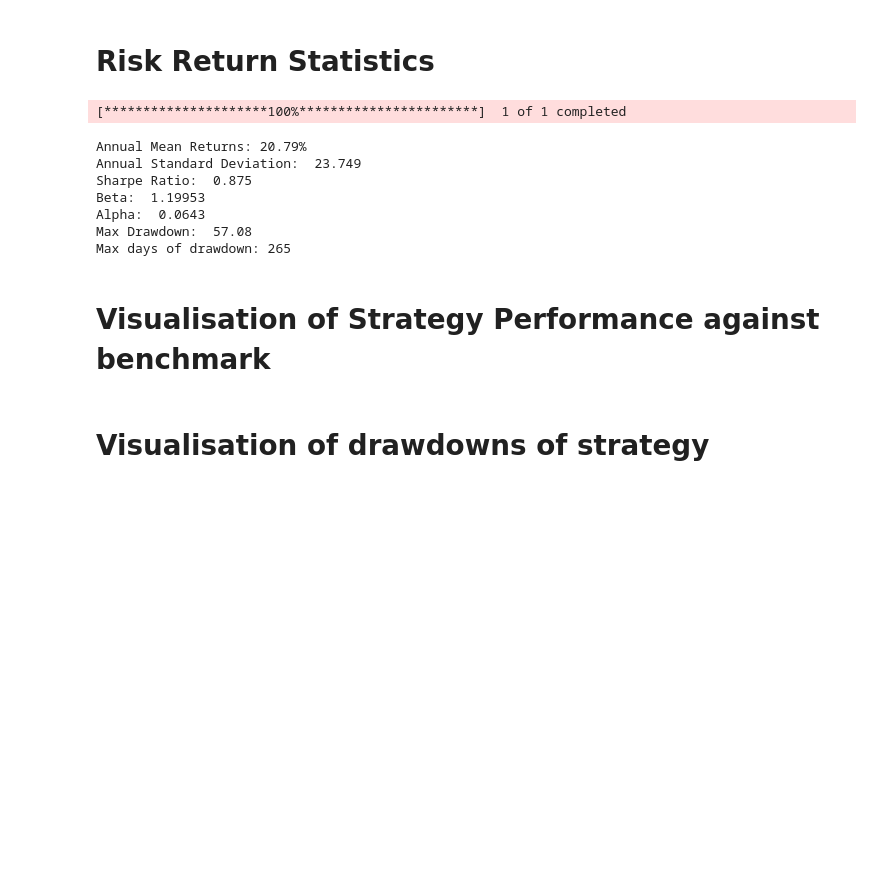
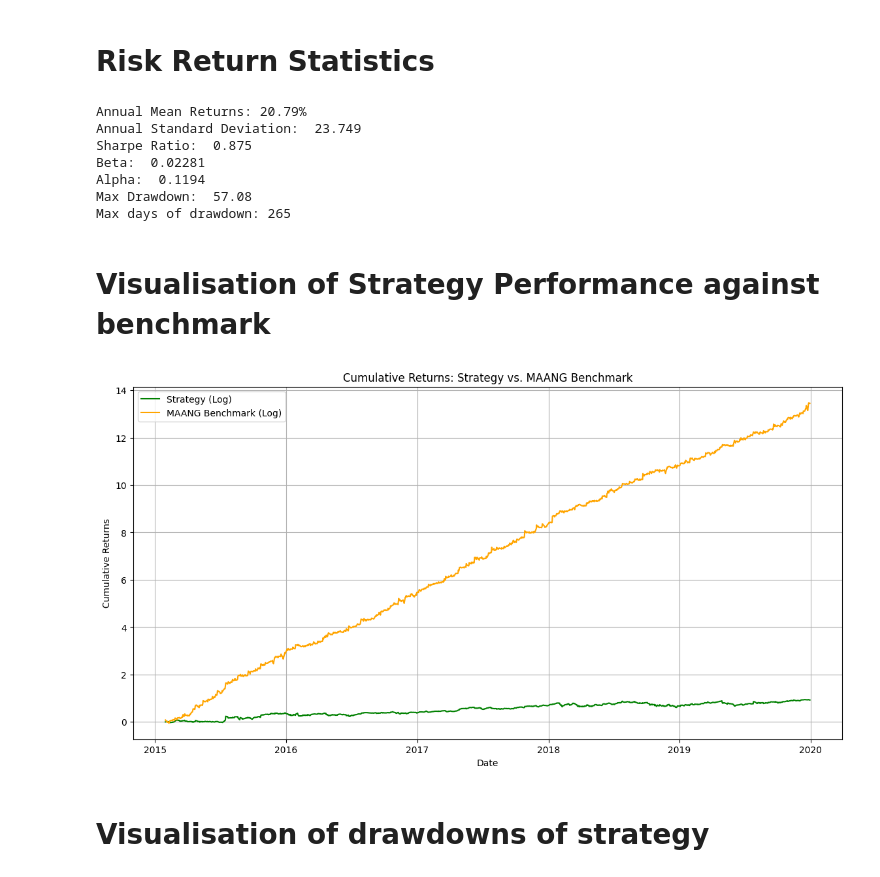
Before and after one commit to ali-3-3-3/MeanReversion-Momentum-Strategy, a Jupyter notebook: Strategy_2.ipynb, the cells around one changed output. Cells and saved outputs as stored; diff of their text form; code cells hidden in the pictures; blank space fills up the shorter version.

Commit message:
Updated benchmark & visualizations

```diff
--- a/Strategy_2.ipynb
+++ b/Strategy_2.ipynb
@@ -44,7 +46,6 @@ goog_stock = yf.download("GOOG", start=start, end=end)
 #Functions
 # For EMA Crossover
 def EMA(data: pd.DataFrame, window: int):
-    temp = data.ewm(span=window).mean()
     return data.ewm(span=window).mean()
 
 # For RSI
@@ -71,6 +72,7 @@ def VWAP(data: pd.DataFrame, window: int):
     volume = data["Volume"]
     return VolumeWeightedAveragePrice(high, low, close, volume, window=window).volume_weighted_average_price()
 
+# For Average True Range
 def ATR(data: pd.DataFrame):
     high = data["High"]
     low = data["Low"]
@@ -154,50 +160,76 @@ portfolio["Cum_Max_Portfolio"] = portfolio["Gross_Cum_Portfolio_Returns"].cummax
 # Risk Return Statistics
 # %%
 #Portfolio returns and risk return statistics
-benchmark_ticker = "^GSPC"
-benchmark = yf.download(benchmark_ticker, start=start, end=end).Close.pct_change()
+maang_data = pd.concat(stocks, axis=1)
+maang_data.fillna(method='ffill', inplace=True)
+maang_returns = maang_data.pct_change()
+benchmark = maang_returns.mean(axis=1)
+
 portfolio["Benchmark_Returns"] = benchmark
 portfolio["Log_Benchmark_Returns"] = np.log(1 + portfolio["Benchmark_Returns"])
+
 # Annual Mean Returns
 daily = portfolio["Log_Strategy_Returns"].mean()
 annual = daily * 252
 annual_regular = round(np.exp(annual) - 1, 4) * 100
 print(f"Annual Mean Returns: {annual_regular}%")
+
 # Annual Standard Deviation
 daily_std = portfolio["Log_Strategy_Returns"].std()
 annual_std = round(daily_std * (252 **0.5) * 100, 3)
 print("Annual Standard Deviation: ", annual_std)
+
 # Sharpe Ratio
 sharpe = round(annual_regular / annual_std, 3)
 print("Sharpe Ratio: ", sharpe)
+
 # Beta
 benchmark_var = portfolio["Benchmark_Returns"].var()
 strategy_cov = portfolio["Strategy_Returns"].cov(portfolio["Benchmark_Returns"])
 beta = round(strategy_cov / benchmark_var, 5)
 print("Beta: ", beta)
+
 # Alpha
 alpha = annual - beta * (portfolio["Benchmark_Returns"].mean() * 252)
 print("Alpha: ", round(alpha, 4))
+
 # Drawdown
 drawdown = portfolio["Cum_Max_Portfolio"] - portfolio["Gross_Cum_Portfolio_Returns"]
 portfolio["Drawdown"] = drawdown
 max_drawdown = round(portfolio["Drawdown"].max(), 4) * 100
 print("Max Drawdown: ", max_drawdown)
+
 # Finding Max Drawdown Period for Strategy
-zero_periods_strategy = drawdown[drawdown == 0]                            # For all periods where orange and blue meet
-delta_values_strategy = zero_periods_strategy.index[1:] - zero_periods_strategy.index[:-1]   # Taking the difference from the previous period
+zero_periods_strategy = drawdown[drawdown == 0] # For all periods where orange and blue meet
+delta_values_strategy = zero_periods_strategy.index[1:] - zero_periods_strategy.index[:-1] # Taking the difference from the previous period
 max_days_strategy = delta_values_strategy.max().days
 print('Max days of drawdown:', max_days_strategy)
 # %% [output]
-[*********************100%***********************]  1 of 1 completed
+Annual Mean Returns: 20.79%
+Annual Standard Deviation:  23.749
+Sharpe Ratio:  0.875
+Beta:  0.02281
+Alpha:  0.1194
+Max Drawdown:  57.08
+Max days of drawdown: 265
-Annual Mean Returns: 20.79%
-Annual Standard Deviation:  23.749
-Sharpe Ratio:  0.875
-Beta:  1.19953
-Alpha:  0.0643
-Max Drawdown:  57.08
-Max days of drawdown: 265
 # %% [markdown]
 # Visualisation of Strategy Performance against benchmark
+# %%
+# Assuming 'portfolio' DataFrame contains the necessary columns
+portfolio['Cumulative_Strategy_Returns'] = (1 + portfolio['Strategy_Returns']).cumprod()
+portfolio['Cumulative_Benchmark_Returns'] = (1 + portfolio['Benchmark_Returns']).cumprod()
+
+# Now, visualize the strategy against the benchmark
+plt.figure(figsize=(14, 7))
+plt.plot(portfolio.index, np.log(portfolio['Cumulative_Strategy_Returns']), label='Strategy (Log)', color='green')
+plt.plot(portfolio.index, np.log(portfolio['Cumulative_Benchmark_Returns']), label='MAANG Benchmark (Log)', color='orange')
+plt.title('Cumulative Returns: Strategy vs. MAANG Benchmark')
+plt.xlabel('Date')
+plt.ylabel('Cumulative Returns')
+plt.legend()
+plt.grid()
+plt.show()
+# %% [output]
+[figure, added]
 # %% [markdown]
 # Visualisation of drawdowns of strategy
```
Also changed, not shown: parts of 5 cells of this notebook.
